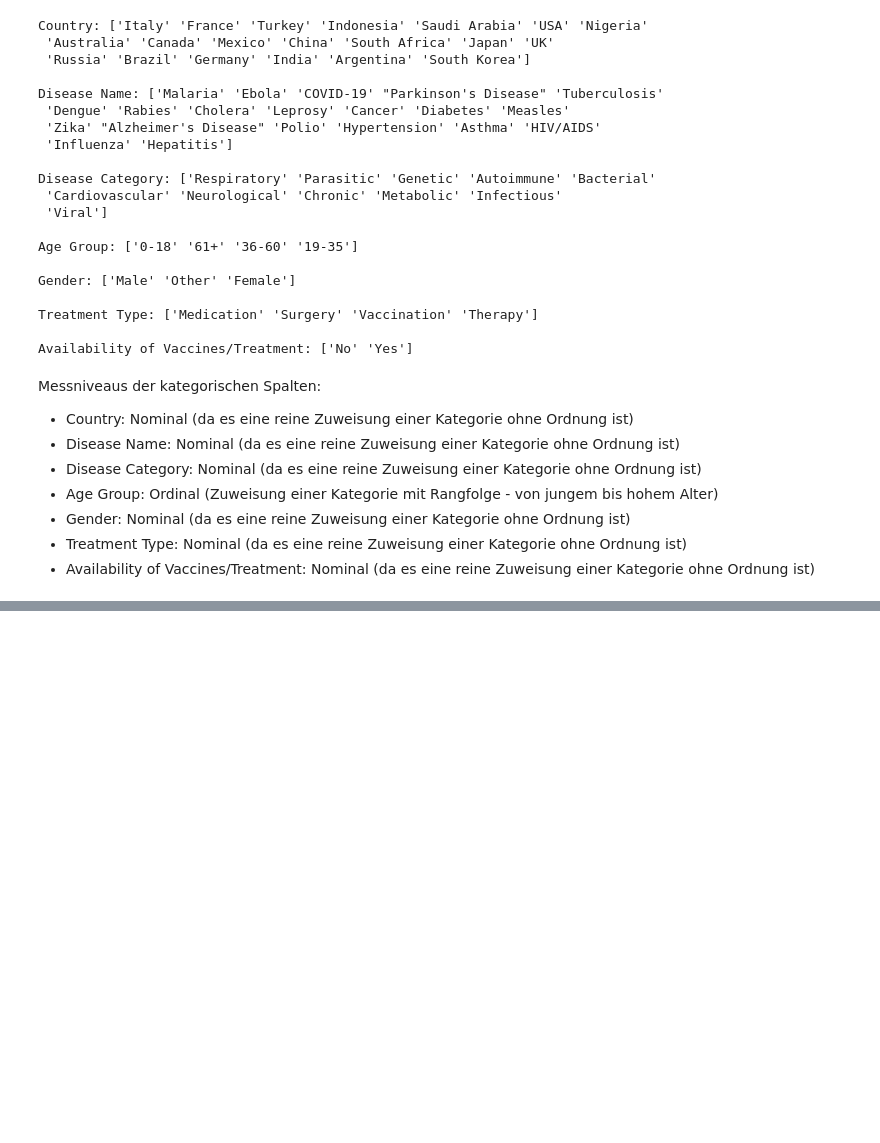
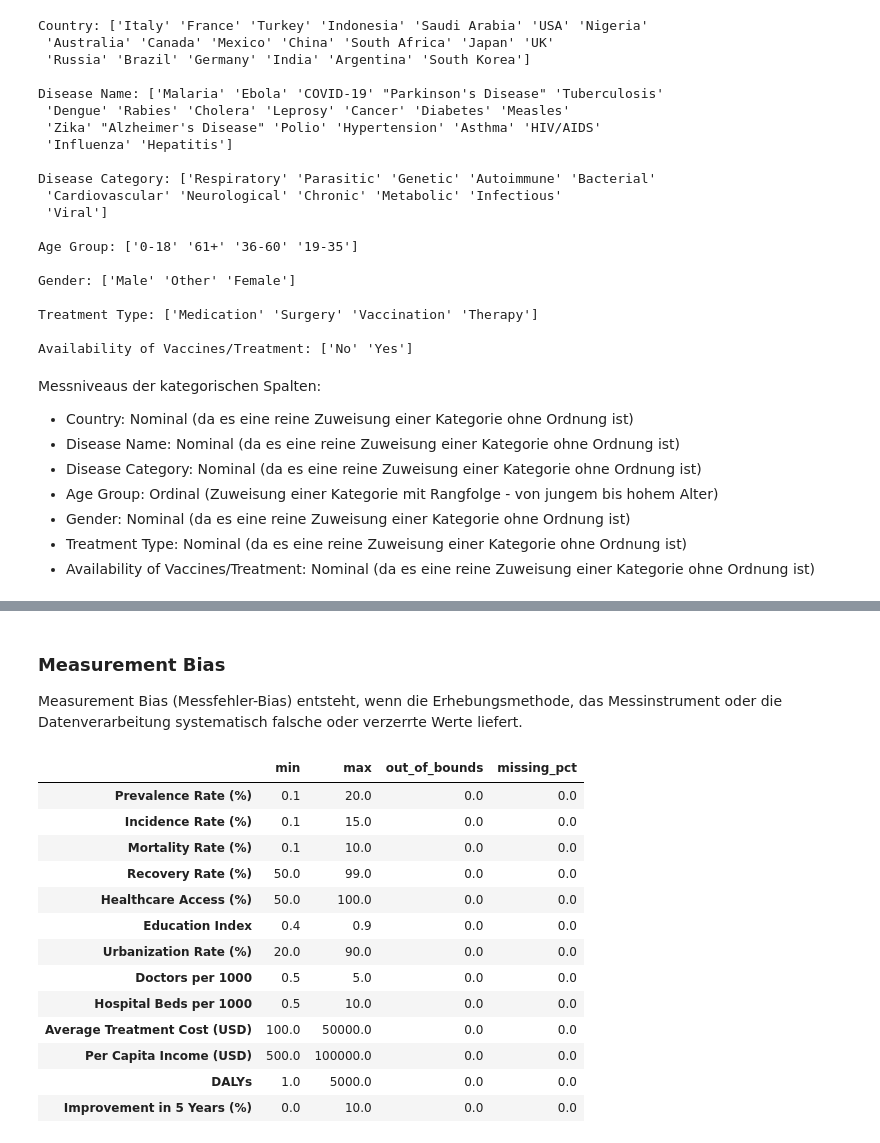
Before and after one commit to philethaler/Statistik-Datenbank, a Jupyter notebook: Analyse_1.ipynb, the cells around one changed output, grey strips where cells are left out. Cells and saved outputs as stored; diff of their text form; code cells hidden in the pictures; blank space fills up the shorter version.

```diff
--- a/Analyse_1.ipynb
+++ b/Analyse_1.ipynb
@@ -216,0 +411,52 @@ sns.barplot(x='Mortality Rate (%)', y='Disease Name', data=ds)
+# %% [markdown]
+### Measurement Bias
+Measurement Bias (Messfehler-Bias) entsteht, wenn die Erhebungsmethode, das Messinstrument oder die Datenverarbeitung systematisch falsche oder verzerrte Werte liefert.
+# %%
+# Plausible Wertebereiche definieren
+plausible_ranges = {
+    "Prevalence Rate (%)": (0, 100),
+    "Incidence Rate (%)": (0, 100),
+    "Mortality Rate (%)": (0, 100),
+    "Recovery Rate (%)": (0, 100),
+    "Healthcare Access (%)": (0, 100),
+    "Education Index": (0, 1),
+    "Urbanization Rate (%)": (0, 100),
+    "Doctors per 1000": (0, np.inf),
+    "Hospital Beds per 1000": (0, np.inf),
+    "Average Treatment Cost (USD)": (0, np.inf),
+    "Per Capita Income (USD)": (0, np.inf),
+    "DALYs": (0, np.inf),
+    "Improvement in 5 Years (%)": (-100, 100),
+}
+
+# Analyse: min, max, Werte außerhalb plausibler Range, Ausreißer >3σ, Missing %
+measurement_report = {}
+for col, (lo, hi) in plausible_ranges.items():
+    if col in ds.columns:
+        s = pd.to_numeric(ds[col], errors="coerce")
+        oob = int(((s < lo) | (s > hi)).sum())
+        z = (s - s.mean()) / s.std(ddof=0)
+        outliers = int((np.abs(z) > 3).sum())
+        measurement_report[col] = {
+            "min": float(np.nanmin(s)),
+            "max": float(np.nanmax(s)),
+            "out_of_bounds": oob,
+            "missing_pct": float(s.isna().mean()*100)
+        }
+
+pd.DataFrame(measurement_report).T
+# %% [output]
+|  | min | max | out_of_bounds | missing_pct |
+| Prevalence Rate (%) | 0.1 | 20.0 | 0.0 | 0.0 |
+| Incidence Rate (%) | 0.1 | 15.0 | 0.0 | 0.0 |
+| Mortality Rate (%) | 0.1 | 10.0 | 0.0 | 0.0 |
+| Recovery Rate (%) | 50.0 | 99.0 | 0.0 | 0.0 |
+| Healthcare Access (%) | 50.0 | 100.0 | 0.0 | 0.0 |
+| Education Index | 0.4 | 0.9 | 0.0 | 0.0 |
+| Urbanization Rate (%) | 20.0 | 90.0 | 0.0 | 0.0 |
+| Doctors per 1000 | 0.5 | 5.0 | 0.0 | 0.0 |
+| Hospital Beds per 1000 | 0.5 | 10.0 | 0.0 | 0.0 |
+| Average Treatment Cost (USD) | 100.0 | 50000.0 | 0.0 | 0.0 |
+| Per Capita Income (USD) | 500.0 | 100000.0 | 0.0 | 0.0 |
+| DALYs | 1.0 | 5000.0 | 0.0 | 0.0 |
+| Improvement in 5 Years (%) | 0.0 | 10.0 | 0.0 | 0.0 |
```
Also changed, not shown: parts of 23 cells of this notebook.
